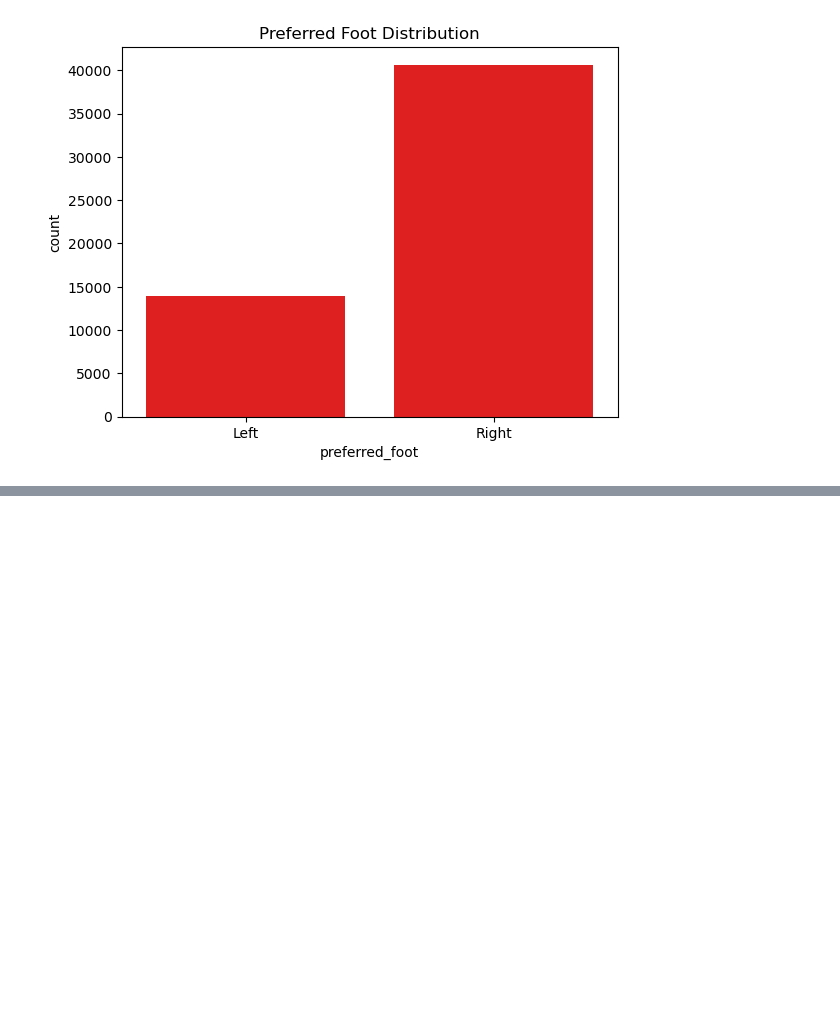
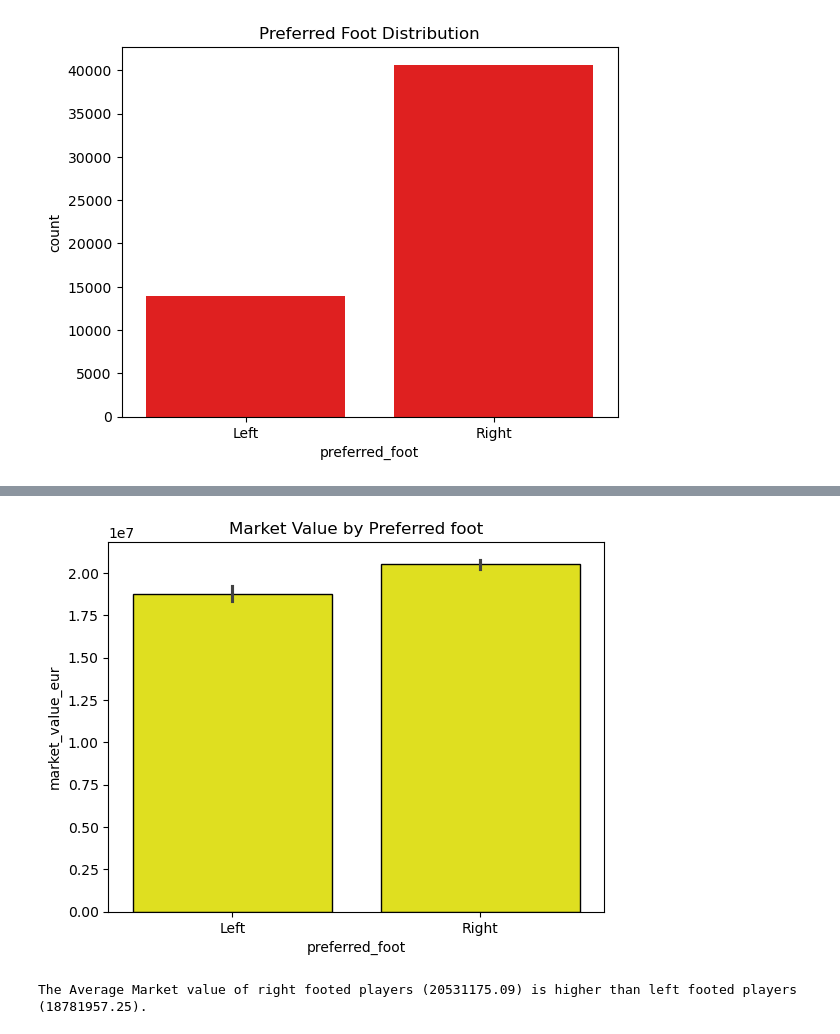
Before and after one commit to himashooo/FiFa-2026, a Jupyter notebook: fifa 2026 player_perf.ipynb, the cells around one changed output, grey strips where cells are left out. Drawn from its saved outputs; the diff is of its cells as text; code cells hidden in the pictures; blank space fills up the shorter version.

```diff
--- a/fifa 2026 player_perf.ipynb
+++ b/fifa 2026 player_perf.ipynb
@@ -270,0 +324,10 @@ About 74.46% of players are Right footed
+# %%
+sns.barplot(data=df,x='preferred_foot',y='market_value_eur',color='yellow',edgecolor='black')
+plt.title("Market Value by Preferred foot")
+plt.show()
+# %% [output]
+[figure, added]
+# %%
+print(f"The Average Market value of right footed players ({df[df['preferred_foot']=='Right']['market_value_eur'].mean():.2f}) is higher than left footed players ({df[df['preferred_foot']=='Left']['market_value_eur'].mean():.2f}). ")
+# %% [output]
+The Average Market value of right footed players (20531175.09) is higher than left footed players (18781957.25).
```
Also changed, not shown: parts of 6 cells of this notebook.
